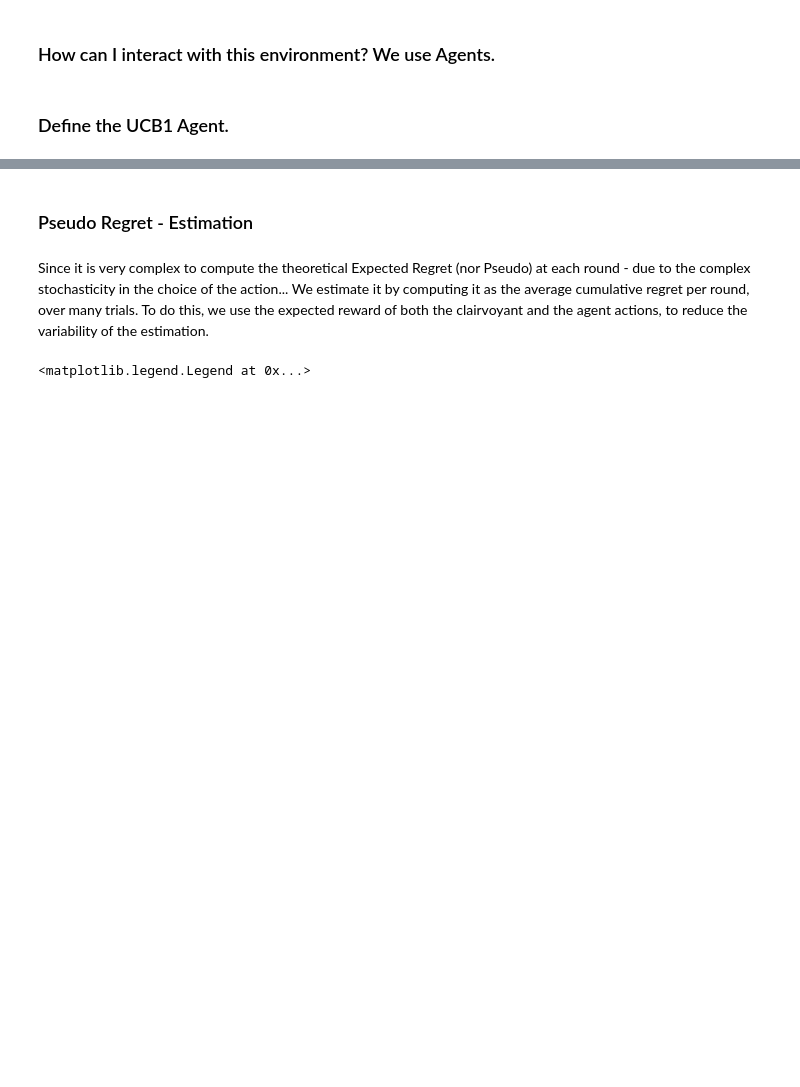
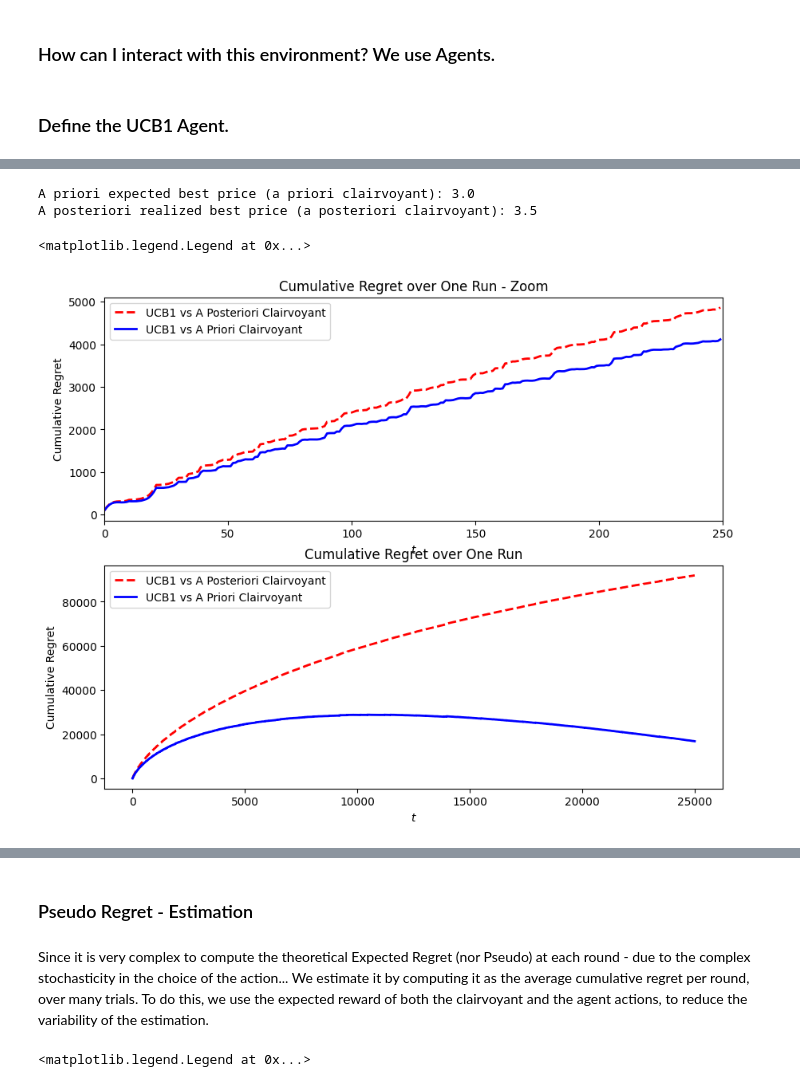
Before and after one commit to peetceenatoo/online-learning, a Jupyter notebook: R1.ipynb, the cells around one changed output, grey strips where cells are left out. Saved outputs shown, nothing was run; the diff lists cells and outputs as text; code cells hidden in the pictures; blank space fills up the shorter version.

```diff
--- a/R1.ipynb
+++ b/R1.ipynb
@@ -180,0 +189,55 @@ class UCB1Agent(Agent):
+# %%
+# --- Single run to compare realized rewards ---
+
+# Compute clairvoyant rewards
+clairvoyant_expected_rewards = np.array([env.round(P[best_index])[1] for _ in range(T)])
+clairvoyant_realized_rewards = np.array([env.round(P[best_realized_index])[1] for _ in range(T)])
+
+# Run UCB1
+ucb_agent = UCB1Agent(K, T, range=R)
+agent_rewards = np.array([])
+pull_counts = np.zeros(K, dtype=int)  # <-- Track number of times each arm is pulled
+for t in range(T):
+    pi_t = ucb_agent.pull_arm()
+    p_t = P[pi_t]
+    d_t, r_t = env.round(p_t)
+    ucb_agent.update(r_t)
+    agent_rewards = np.append(agent_rewards, r_t)
+    pull_counts[pi_t] += 1
+
+# Compute most played price
+most_played_action = np.argmax(pull_counts)
+most_played_price = P[most_played_action]
+
+# Compute realized regret
+realized_regret = np.cumsum(clairvoyant_realized_rewards - agent_rewards)
+expected_regret = np.cumsum(clairvoyant_expected_rewards - agent_rewards)
+
+print("A priori expected best price (a priori clairvoyant):", round(best_price, 2))
+print("A posteriori realized best price (a posteriori clairvoyant):", round(best_realized_price, 2))
+
+# Plots
+zoom_T = int(T * 0.01)
+fig, (ax1, ax2) = plt.subplots(2, 1, figsize=(10, 8), sharex=False)
+
+# Zoom
+ax1.plot(np.arange(zoom_T), realized_regret[:zoom_T], 'r--', linewidth=2, label='UCB1 vs A Posteriori Clairvoyant')
+ax1.plot(np.arange(zoom_T), expected_regret[:zoom_T], 'b-', linewidth=2, label='UCB1 vs A Priori Clairvoyant')
+ax1.set_xlim(0, zoom_T)
+ax1.set_title(f'Cumulative Regret over One Run - Zoom')
+ax1.set_xlabel('$t$')
+ax1.set_ylabel('Cumulative Regret')
+ax1.legend()
+
+# Full
+ax2.plot(np.arange(T), realized_regret, 'r--', linewidth=2, label='UCB1 vs A Posteriori Clairvoyant')
+ax2.plot(np.arange(T), expected_regret, 'b-', linewidth=2, label='UCB1 vs A Priori Clairvoyant')
+ax2.set_title('Cumulative Regret over One Run')
+ax2.set_xlabel('$t$')
+ax2.set_ylabel('Cumulative Regret')
+ax2.legend()
+# %% [output]
+A priori expected best price (a priori clairvoyant): 3.0
+A posteriori realized best price (a posteriori clairvoyant): 3.5
+<matplotlib.legend.Legend at 0x...>
+[figure, added]
```
Also changed, not shown: parts of 15 cells of this notebook.
